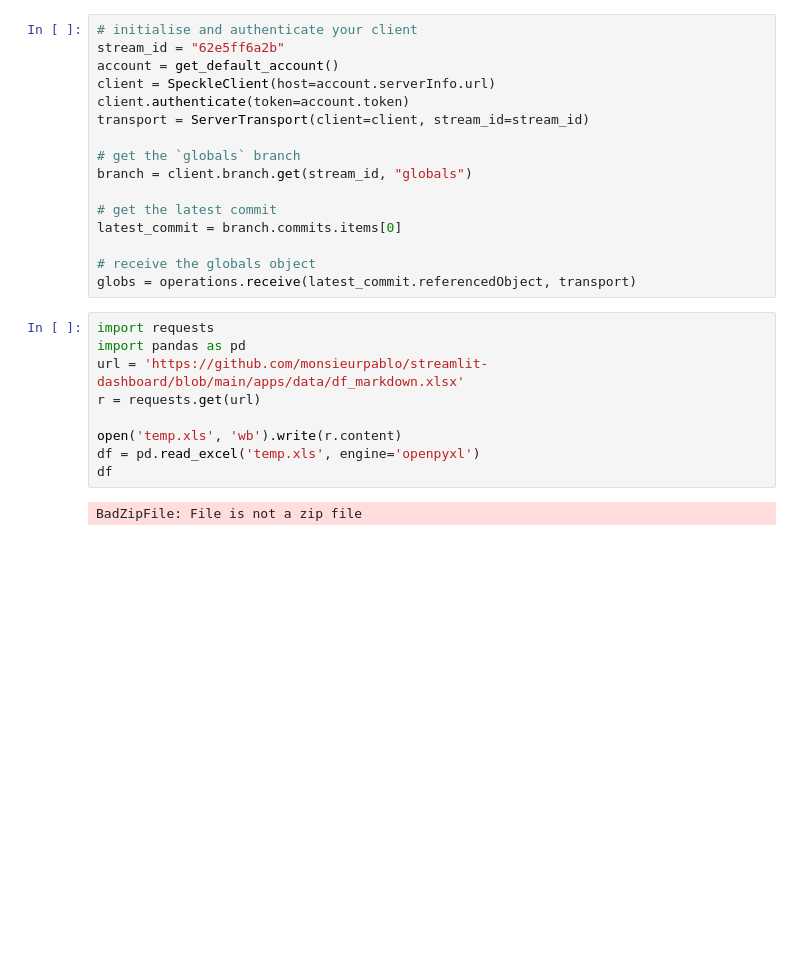
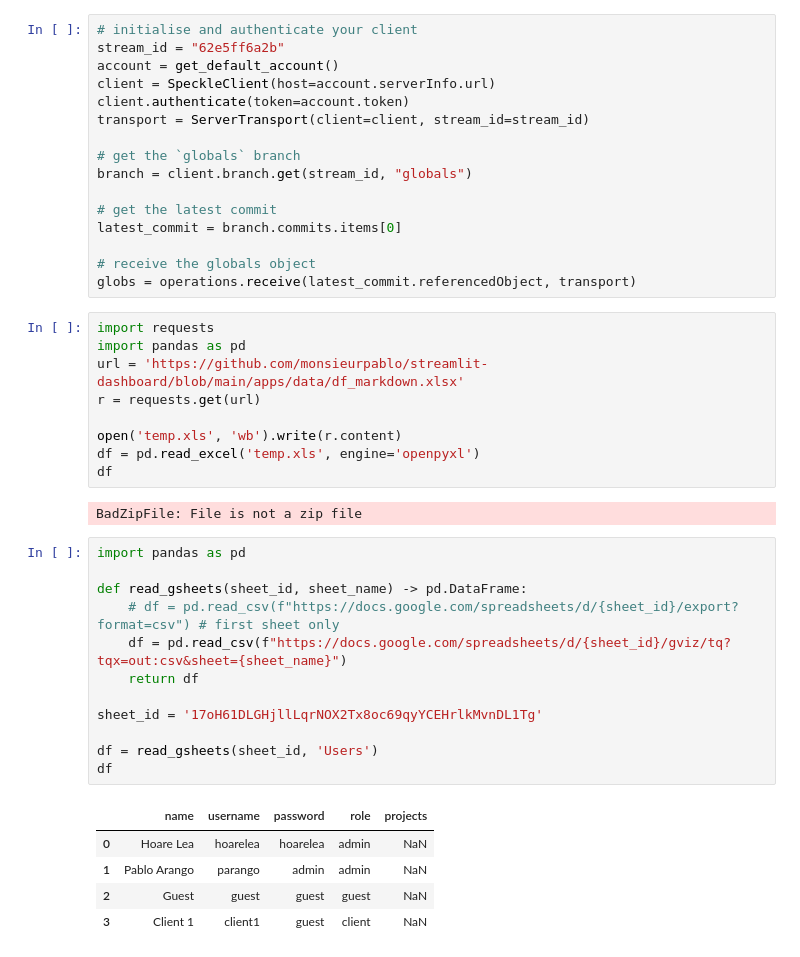
Before and after one commit to monsieurpablo/streamlit-dasboard, a Jupyter notebook: test_dahboard.ipynb, the cells around one changed output. Saved outputs shown, nothing was run; the diff lists cells and outputs as text; blank space fills up the shorter version.

```diff
--- a/test_dahboard.ipynb
+++ b/test_dahboard.ipynb
@@ -359,3 +365,21 @@ df = pd.read_excel('temp.xls', engine='openpyxl')
 df
 # %% [output]
 BadZipFile: File is not a zip file
+# %%
+import pandas as pd
+
+def read_gsheets(sheet_id, sheet_name) -> pd.DataFrame:
+    # df = pd.read_csv(f"https://docs.google.com/spreadsheets/d/{sheet_id}/export?format=csv") # first sheet only
+    df = pd.read_csv(f"https://docs.google.com/spreadsheets/d/{sheet_id}/gviz/tq?tqx=out:csv&sheet={sheet_name}")
+    return df
+
+sheet_id = '17oH61DLGHjllLqrNOX2Tx8oc69qyYCEHrlkMvnDL1Tg'
+
+df = read_gsheets(sheet_id, 'Users')
+df
+# %% [output]
+|  | name | username | password | role | projects |
+| 0 | Hoare Lea | hoarelea | hoarelea | admin | NaN |
+| 1 | Pablo Arango | parango | admin | admin | NaN |
+| 2 | Guest | guest | guest | guest | NaN |
+| 3 | Client 1 | client1 | guest | client | NaN |
```
Also changed, not shown: parts of 8 cells of this notebook, 12 other files.
